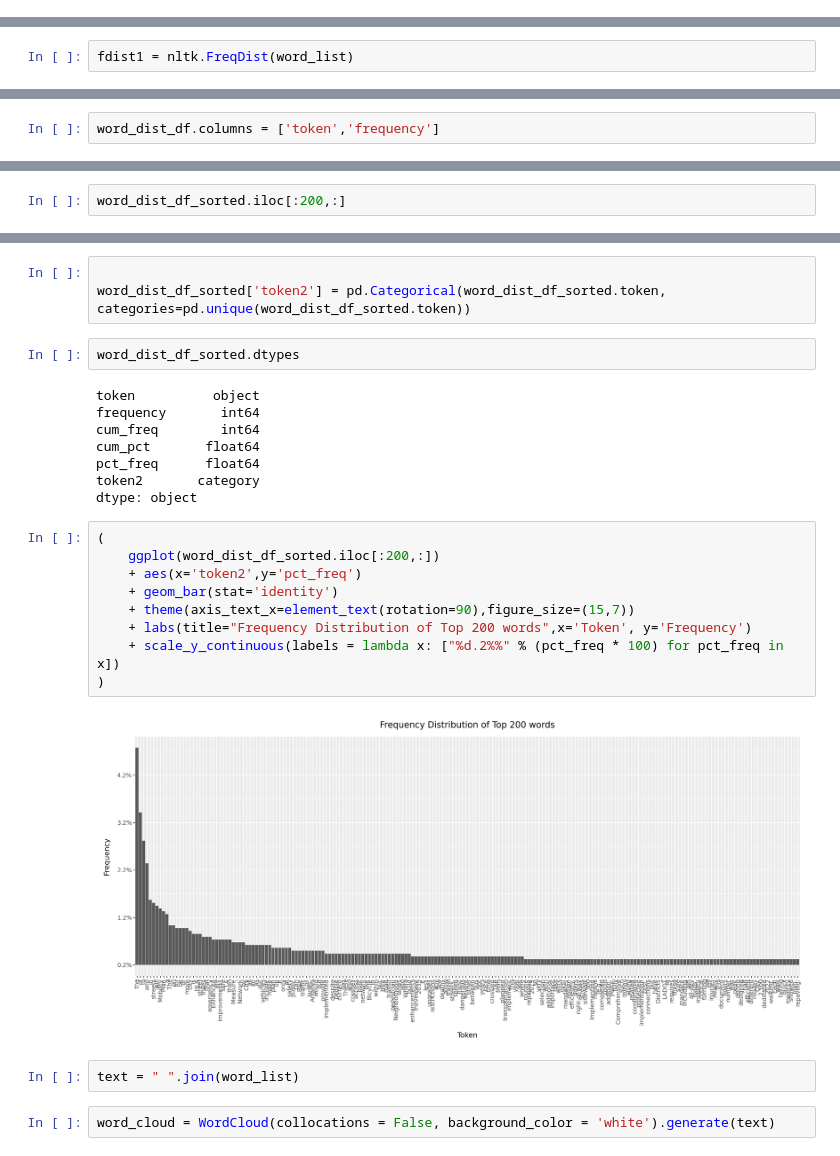
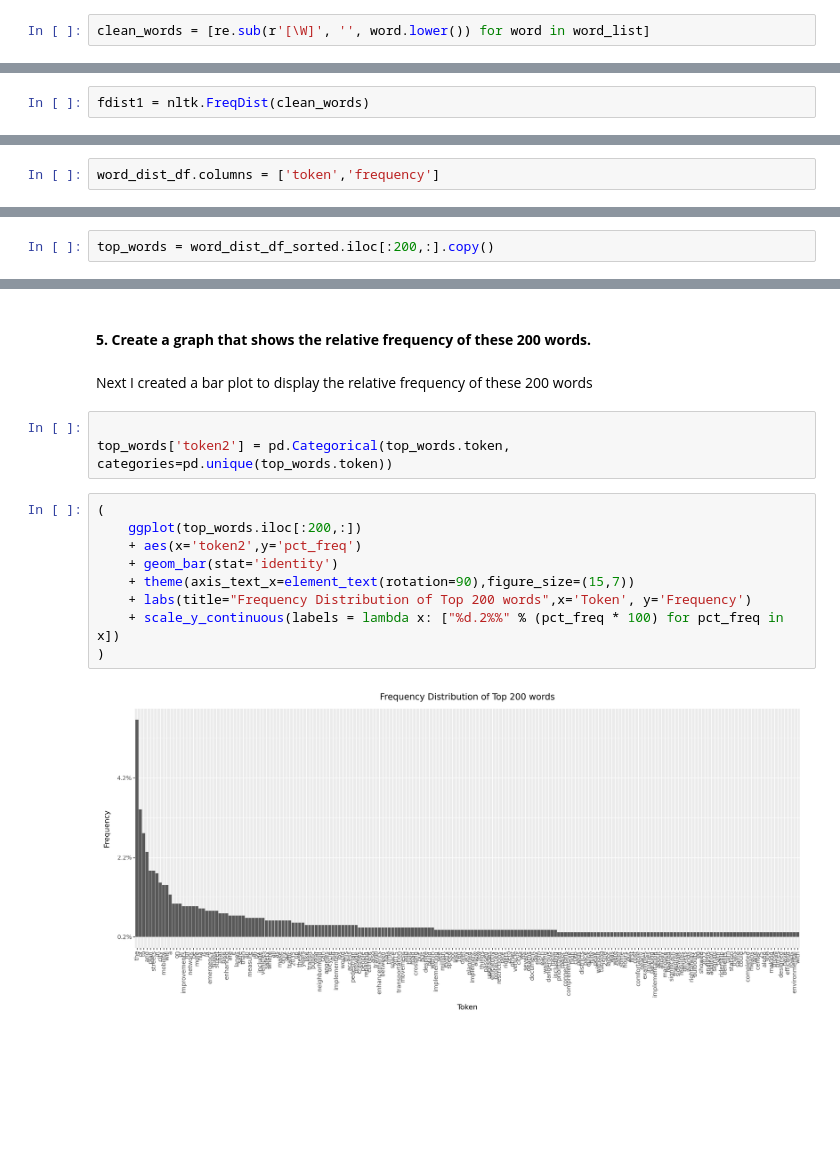
Before and after one commit to klmartin1998/spring2024-data620, a Jupyter notebook: assignments/assignment5/data620_assignment5.ipynb, the cells around one changed output, grey strips where cells are left out. Drawn from its saved outputs; the diff is of its cells as text; blank space fills up the shorter version.

```diff
--- a/assignments/assignment5/data620_assignment5.ipynb
+++ b/assignments/assignment5/data620_assignment5.ipynb
@@ -33,3 +51,5 @@ for i in range(len(training_data)):
     content = training_data.loc[i,'Content']
     tokens = content.split(" ")
     word_list = word_list + tokens
+# %%
+clean_words = [re.sub(r'[\W]', '', word.lower()) for word in word_list]
@@ -42,2 +72,2 @@ len(tokens)
 # %%
-fdist1 = nltk.FreqDist(word_list)
+fdist1 = nltk.FreqDist(clean_words)
@@ -92,2 +133,2 @@ word_dist_df_sorted['pct_freq'] = word_dist_df_sorted.apply(lambda x: x['frequen
 # %%
-word_dist_df_sorted.iloc[:200,:]
+top_words = word_dist_df_sorted.iloc[:200,:].copy()
@@ -108,28 +146,18 @@ word_dist_df_sorted.iloc[:200,:]
+# %% [markdown]
+#### **5. Create a graph that shows the relative frequency of these 200 words.**
+# %% [markdown]
+Next I created a bar plot to display the relative frequency of these 200 words
 # %%
 
-word_dist_df_sorted['token2'] = pd.Categorical(word_dist_df_sorted.token, categories=pd.unique(word_dist_df_sorted.token))
+top_words['token2'] = pd.Categorical(top_words.token, categories=pd.unique(top_words.token))
-# %%
-word_dist_df_sorted.dtypes
-# %% [output]
-token          object
-frequency       int64
-cum_freq        int64
-cum_pct       float64
-pct_freq      float64
-token2       category
-dtype: object
 # %%
 (
-    ggplot(word_dist_df_sorted.iloc[:200,:])
+    ggplot(top_words.iloc[:200,:])
     + aes(x='token2',y='pct_freq')
     + geom_bar(stat='identity')
     + theme(axis_text_x=element_text(rotation=90),figure_size=(15,7))
     + labs(title="Frequency Distribution of Top 200 words",x='Token', y='Frequency')
     + scale_y_continuous(labels = lambda x: ["%d.2%%" % (pct_freq * 100) for pct_freq in x])
 )
 # %% [output]
-[figure, old version]
+[figure, new version]
-# %%
-text = " ".join(word_list)
-# %%
-word_cloud = WordCloud(collocations = False, background_color = 'white').generate(text)
```
Also changed, not shown: parts of 39 cells of this notebook.
